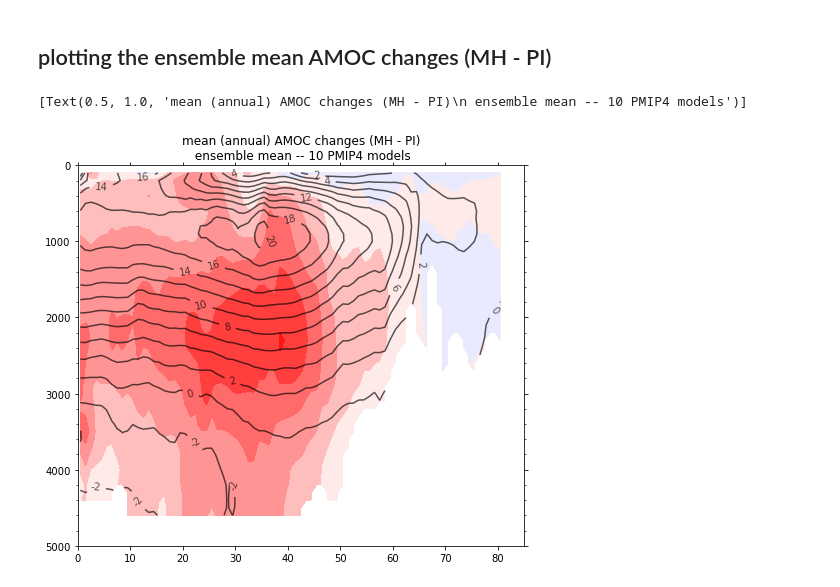
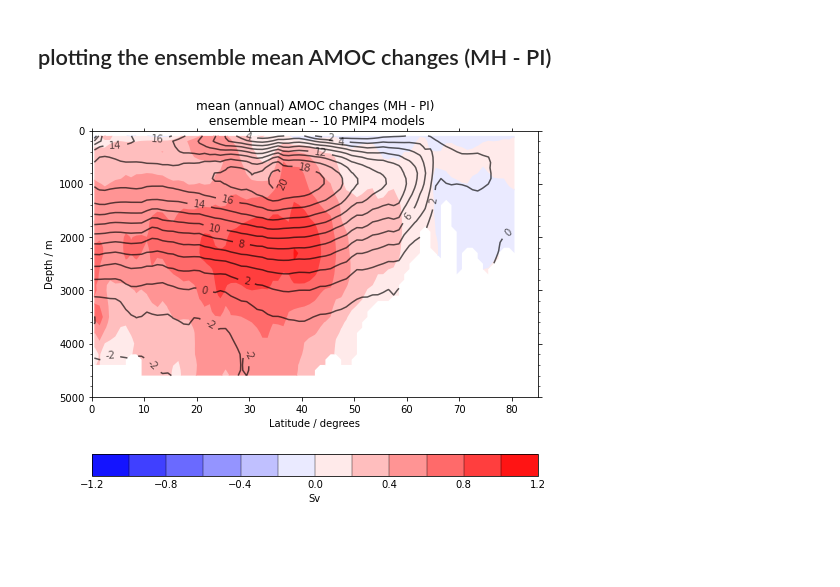
Before and after one commit to pmip4/pmip_p2fvar_analyzer, a Jupyter notebook: notebooks/Ensemble_mean_changes_in_AMOC.ipynb, the cells around one changed output. Cells and saved outputs as stored; diff of their text form; code cells hidden in the pictures; blank space fills up the shorter version.

```diff
--- a/notebooks/Ensemble_mean_changes_in_AMOC.ipynb
+++ b/notebooks/Ensemble_mean_changes_in_AMOC.ipynb
@@ -315,23 +312,24 @@ re_lat = np.linspace(-89.5,89.5,180)
 # %%
 # plotting
 fig=plt.figure(figsize=(8,7))
 ax=fig.add_subplot(111)
 
-plt.contourf(re_lat[90:180],re_depth,diff_amoc_ave , np.arange(-1.2,1.4,0.2), cmap='bwr')
-figure=plt.contour(re_lat[90:180],re_depth,pi_amoc_ave, np.arange(-6,32,2), colors='k',alpha=0.65,linestyles='solid')
+qplt.contourf(diff_amoc_ave_2 , np.arange(-1.2,1.4,0.2), cmap='bwr')
+figure=qplt.contour(pi_amoc_ave_2, np.arange(-6,32,2), colors='k',alpha=0.65,linestyles='solid')
 
 ax.clabel(figure, inline=1, fontsize=10, fmt='%1.0f')
 
 ax.yaxis.set_minor_locator(MultipleLocator(200))
 ax.yaxis.set_major_locator(MultipleLocator(1000))
 #ax.xaxis.set_minor_locator(MultipleLocator(10))
 ax.xaxis.set_major_locator(MultipleLocator(10))
 ax.tick_params(which='both', direction='out', top=True, right=True, labelsize=10.)
 
 # cut the white space:
 ax.set_ylim(5000,0) #only show 0-5000m, as 5000-6000m is blank
 ax.set_xlim(0,85)   # 85-90N is blank
 ax.set(title='mean (annual) AMOC changes (MH - PI)\n ensemble mean -- 10 PMIP4 models')
+plt.savefig('amoc.png')
+plt.savefig('amoc.pdf')
 # %% [output]
-[Text(0.5, 1.0, 'mean (annual) AMOC changes (MH - PI)\n ensemble mean -- 10 PMIP4 models')]
-[figure, old version]
+[figure, new version]
```
Also changed, not shown: parts of 6 cells of this notebook, 1 other file.
